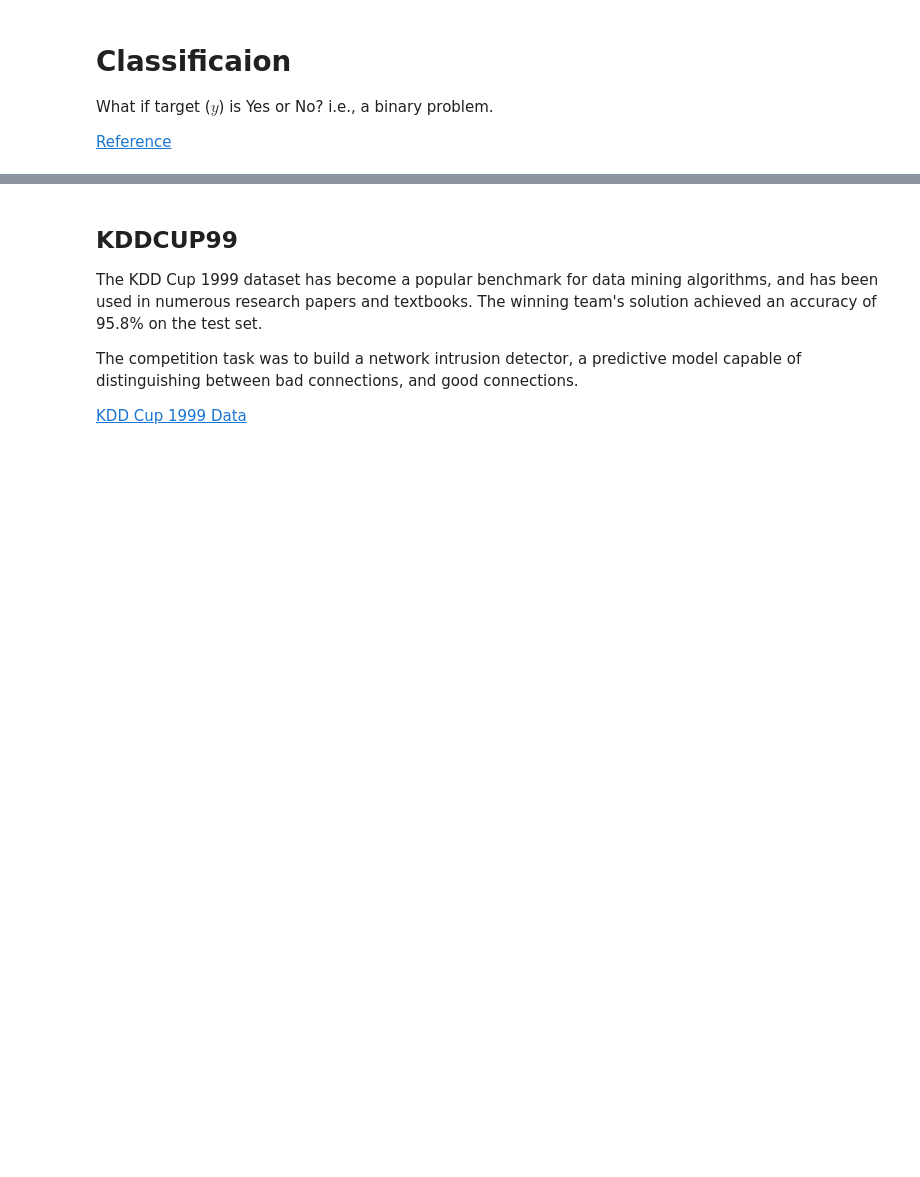
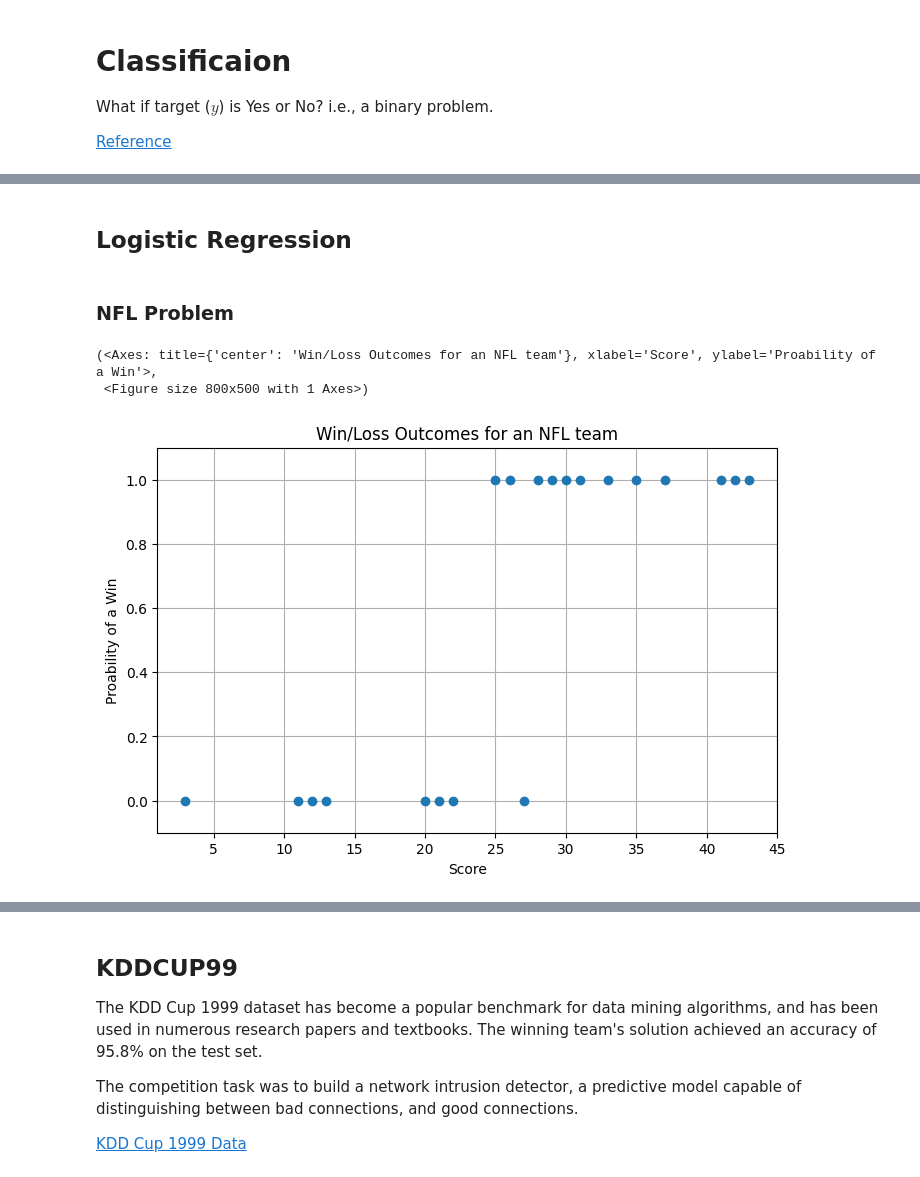
Before and after one commit to hsiaom26/DS4CS-24, a Jupyter notebook: M04_Classification.ipynb, the cells around one changed output, grey strips where cells are left out. Cells and saved outputs as stored; diff of their text form; code cells hidden in the pictures; blank space fills up the shorter version.

```diff
--- a/M04_Classification.ipynb
+++ b/M04_Classification.ipynb
@@ -15,0 +16,35 @@ print(datetime.datetime.now())
+# %% [markdown]
+## Logistic Regression
+# %% [markdown]
+### NFL Problem
+# %%
+import matplotlib.pyplot as plt
+import numpy as np
+import pandas as pd
+
+scores = [3,11,12,13,20,22,21,25, 26,27,28,29,30,31,33,35,37,41,42,43]
+outcomes = [0,0,0,0,0,0,0,1,1,0,1,1,1,1,1,1,1,1,1,1]
+
+def nfl_outcomes(rline = False):
+    global scores, outcomes
+    figsize = (8, 5)
+    fig = plt.figure(figsize=figsize)
+    ax = fig.add_subplot(111)
+    line = ax.plot(scores,outcomes,'o')[0]
+    if rline:
+        x = np.arange(5,50,5)
+        y = (1.1/30.)*x-0.3
+        line2 = ax.plot(x,y)
+    ax.set_title('Win/Loss Outcomes for an NFL team')
+    ax.set_xlabel('Score')
+    ax.set_ylabel('Proability of a Win')
+    ax.set_ylim((-0.1,1.1))
+    ax.grid(True)
+    #line.set_marker('o')
+    return ax,fig
+# %%
+nfl_outcomes()
+# %% [output]
+(<Axes: title={'center': 'Win/Loss Outcomes for an NFL team'}, xlabel='Score', ylabel='Proability of a Win'>,
+ <Figure size 800x500 with 1 Axes>)
+[figure, added]
```
Also changed, not shown: parts of 72 cells of this notebook.
